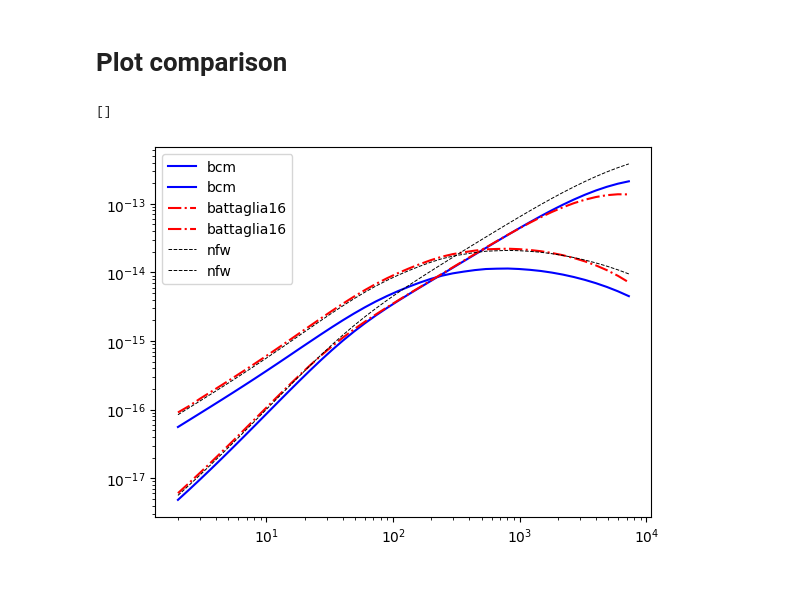
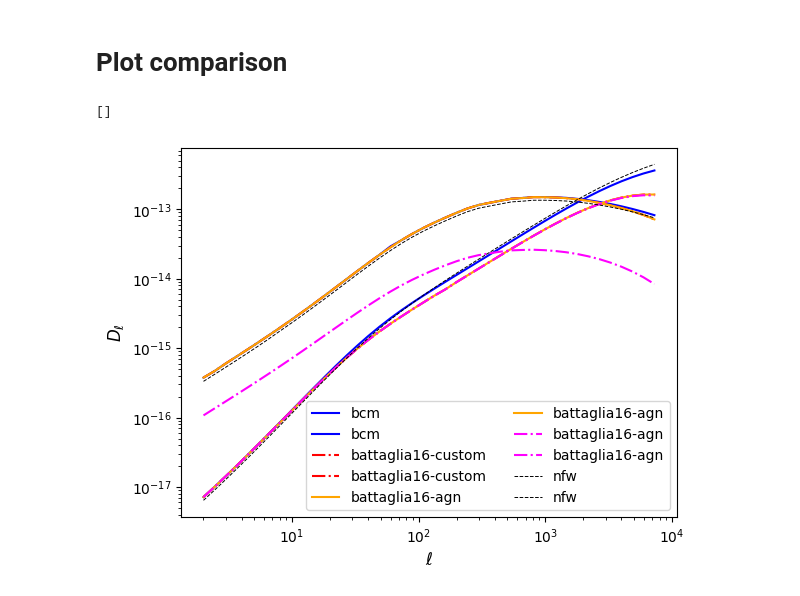
Before and after one commit to CLASS-SZ/notebooks, a Jupyter notebook: class_sz_kszpowerspectrum.ipynb, the cells around one changed output. Drawn from its saved outputs; the diff is of its cells as text; code cells hidden in the pictures.

```diff
--- a/class_sz_kszpowerspectrum.ipynb
+++ b/class_sz_kszpowerspectrum.ipynb
@@ -228,0 +263,4 @@ cl_ksz_2h_bcm = np.asarray(M.cl_ksz()['2h'])
+# %%
+l_b16agn = np.asarray(M.cl_sz()['ell'])
+cl_ksz_1h_b16agn = np.asarray(M.cl_ksz()['1h'])
+cl_ksz_2h_b16agn = np.asarray(M.cl_ksz()['2h'])
@@ -228,0 +279,19 @@ cl_ksz_2h_bcm = np.asarray(M.cl_ksz()['2h'])
+# %%
+%%time
+
+
+M = Class()
+
+M.set(common_params)
+M.set(cosmo_params)
+M.set(ksz_params)
+
+M.set({
+'gas profile':'B16',
+'gas profile mode' : 'agn', # important to read values of parameters
+'use_fft_for_profiles_transform' : 1,
+'use_xout_in_density_profile_from_enclosed_mass': 1,
+'delta for electron density':"200c",
+'hm_consistency' : 0,
+})
+M.compute() # fast mode doesnt work yet because of velocity
@@ -229,17 +301,28 @@ cl_ksz_2h_bcm = np.asarray(M.cl_ksz()['2h'])
+# %%
+l_b16agn_nolowm = np.asarray(M.cl_sz()['ell'])
+cl_ksz_1h_b16agn_nolowm = np.asarray(M.cl_ksz()['1h'])
+cl_ksz_2h_b16agn_nolowm = np.asarray(M.cl_ksz()['2h'])
 # %% [markdown]
 # Plot comparison
 # %%
 plt.plot(l_bcm,cl_ksz_1h_bcm,label='bcm',c='b')
 plt.plot(l_bcm,cl_ksz_2h_bcm,label='bcm',c='b')
 
-plt.plot(l_b16_fft,cl_ksz_1h_b16_fft,label='battaglia16',ls='-.',c='r')
-plt.plot(l_b16_fft,cl_ksz_2h_b16_fft,label='battaglia16',ls='-.',c='r')
+plt.plot(l_b16_fft,cl_ksz_1h_b16_fft,label='battaglia16-custom',ls='-.',c='r')
+plt.plot(l_b16_fft,cl_ksz_2h_b16_fft,label='battaglia16-custom',ls='-.',c='r')
+
+plt.plot(l_b16agn,cl_ksz_1h_b16agn,label='battaglia16-agn',ls='-',c='orange')
+plt.plot(l_b16agn,cl_ksz_2h_b16agn,label='battaglia16-agn',ls='-',c='orange')
+
+plt.plot(l_b16agn_nolowm,cl_ksz_1h_b16agn_nolowm,label='battaglia16-agn',ls='-.',c='magenta')
+plt.plot(l_b16agn_nolowm,cl_ksz_2h_b16agn_nolowm,label='battaglia16-agn',ls='-.',c='magenta')
 
 plt.plot(l_nfw,cl_ksz_1h_nfw,label='nfw',lw=0.7,ls='--',c='k')
 plt.plot(l_nfw,cl_ksz_2h_nfw,label='nfw',lw=0.7,ls='--',c='k')
-
-plt.legend()
+plt.xlabel(r"$\ell$",size=12)
+plt.ylabel(r"$D_\ell$",size=12)
+plt.legend(ncol=2)
 plt.loglog()
 # %% [output]
 []
-[figure, old version]
+[figure, new version]
```
Also changed, not shown: parts of 15 cells of this notebook.
